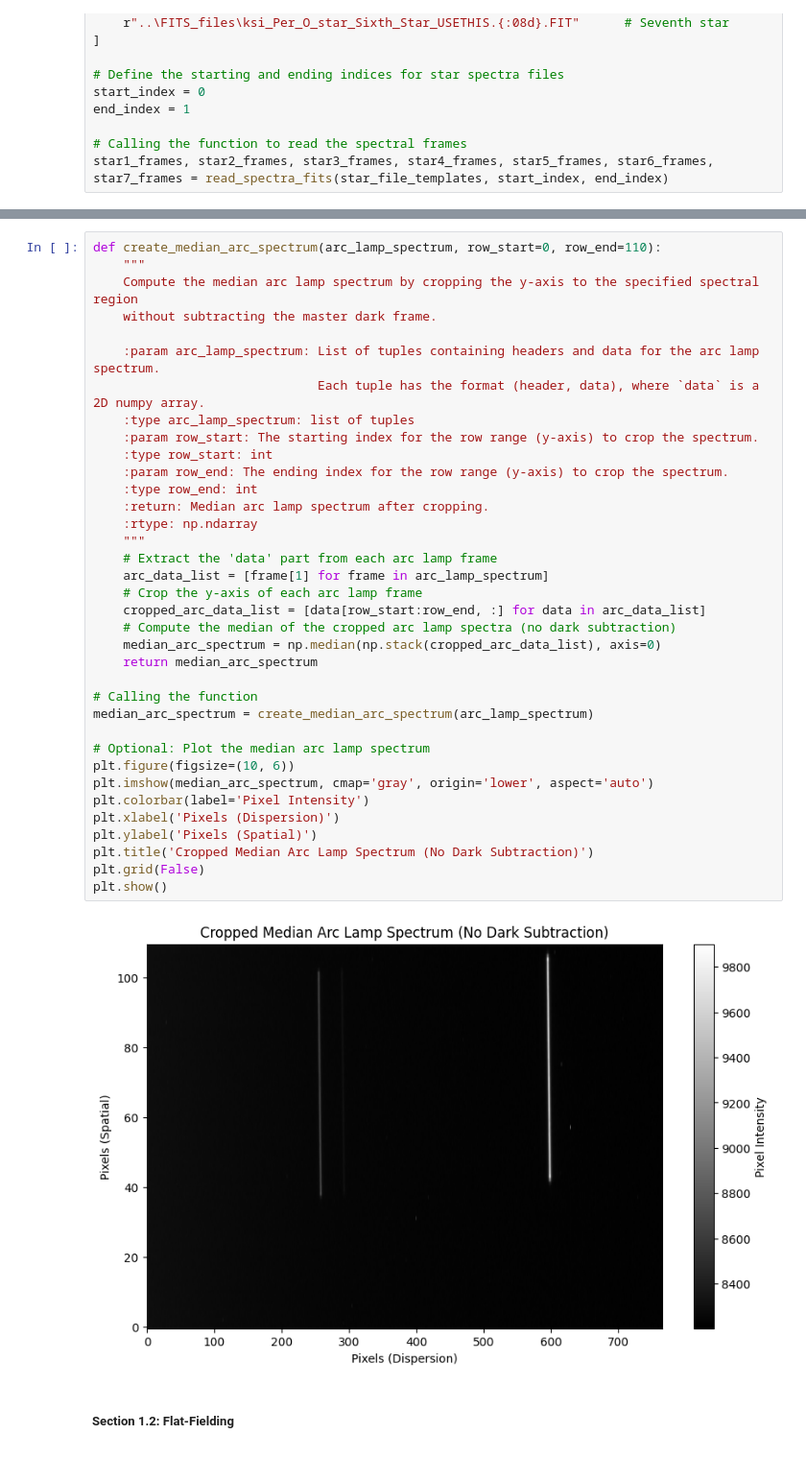
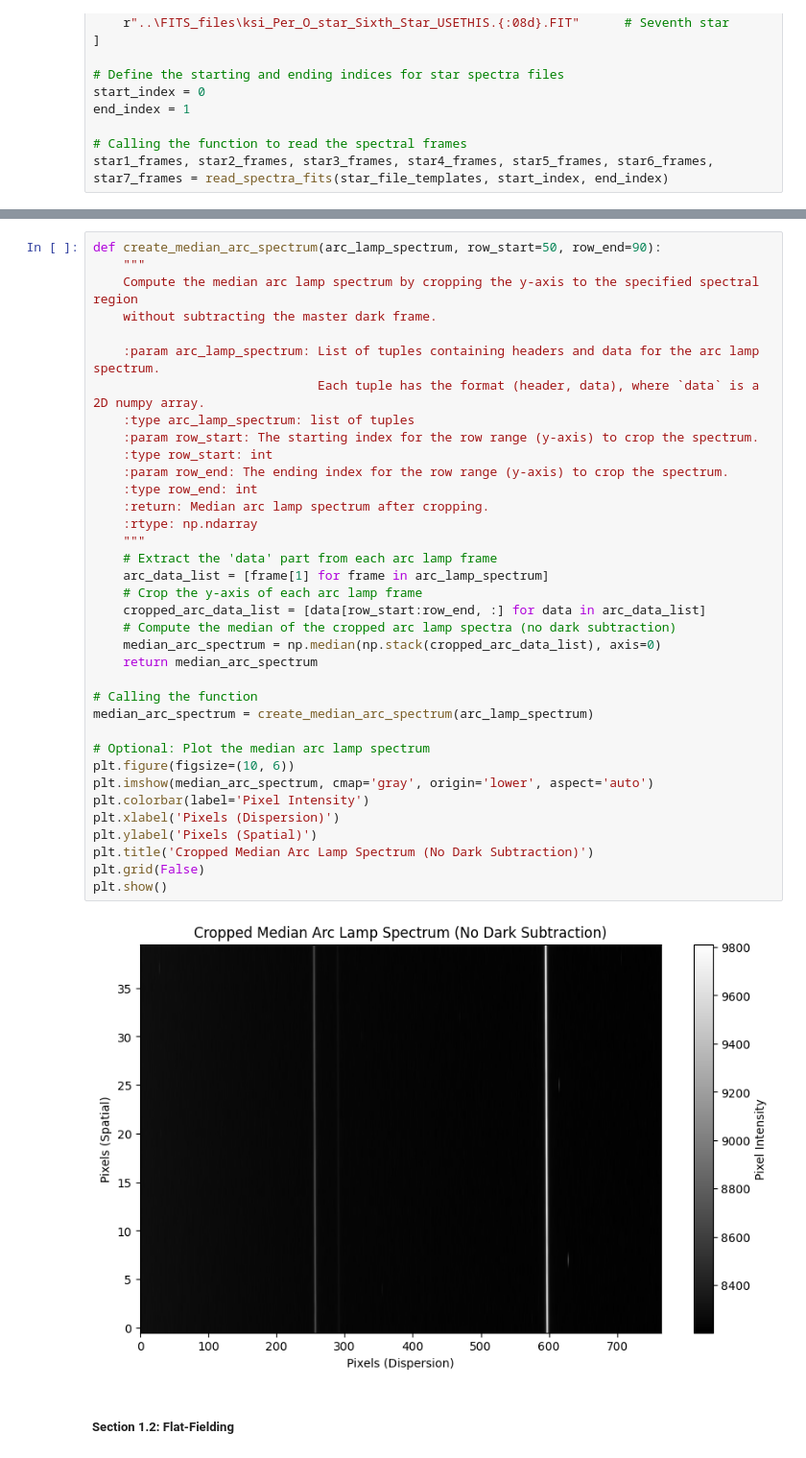
Before and after one commit to emsonmez/AST_443, a Jupyter notebook: Lab_2/Misha_Work/data_reduction.ipynb, the cells around one changed output, grey strips where cells are left out. Shown at 96% size. Drawn from its saved outputs; the diff is of its cells as text.

```diff
--- a/Lab_2/Misha_Work/data_reduction.ipynb
+++ b/Lab_2/Misha_Work/data_reduction.ipynb
@@ -220,5 +233,5 @@ for i, median_image in enumerate(median_images):
 # %%
-def create_median_arc_spectrum(arc_lamp_spectrum, row_start=0, row_end=110):
+def create_median_arc_spectrum(arc_lamp_spectrum, row_start=50, row_end=90):
     """
     Compute the median arc lamp spectrum by cropping the y-axis to the specified spectral region
     without subtracting the master dark frame.
@@ -227,34 +240,34 @@ def create_median_arc_spectrum(arc_lamp_spectrum, row_start=0, row_end=110):
                               Each tuple has the format (header, data), where `data` is a 2D numpy array.
     :type arc_lamp_spectrum: list of tuples
     :param row_start: The starting index for the row range (y-axis) to crop the spectrum.
     :type row_start: int
     :param row_end: The ending index for the row range (y-axis) to crop the spectrum.
     :type row_end: int
     :return: Median arc lamp spectrum after cropping.
     :rtype: np.ndarray
     """
     # Extract the 'data' part from each arc lamp frame
     arc_data_list = [frame[1] for frame in arc_lamp_spectrum]
     # Crop the y-axis of each arc lamp frame
     cropped_arc_data_list = [data[row_start:row_end, :] for data in arc_data_list]
     # Compute the median of the cropped arc lamp spectra (no dark subtraction)
     median_arc_spectrum = np.median(np.stack(cropped_arc_data_list), axis=0)
     return median_arc_spectrum
 
 # Calling the function
 median_arc_spectrum = create_median_arc_spectrum(arc_lamp_spectrum)
 
 # Optional: Plot the median arc lamp spectrum
 plt.figure(figsize=(10, 6))
 plt.imshow(median_arc_spectrum, cmap='gray', origin='lower', aspect='auto')
 plt.colorbar(label='Pixel Intensity')
 plt.xlabel('Pixels (Dispersion)')
 plt.ylabel('Pixels (Spatial)')
 plt.title('Cropped Median Arc Lamp Spectrum (No Dark Subtraction)')
 plt.grid(False)
 plt.show()
 # %% [output]
-[figure, old version]
+[figure, new version]
 # %% [markdown]
 ##### Section 1.2: Flat-Fielding
 # %%
```
Also changed, not shown: parts of 25 cells of this notebook, 22 other files.
